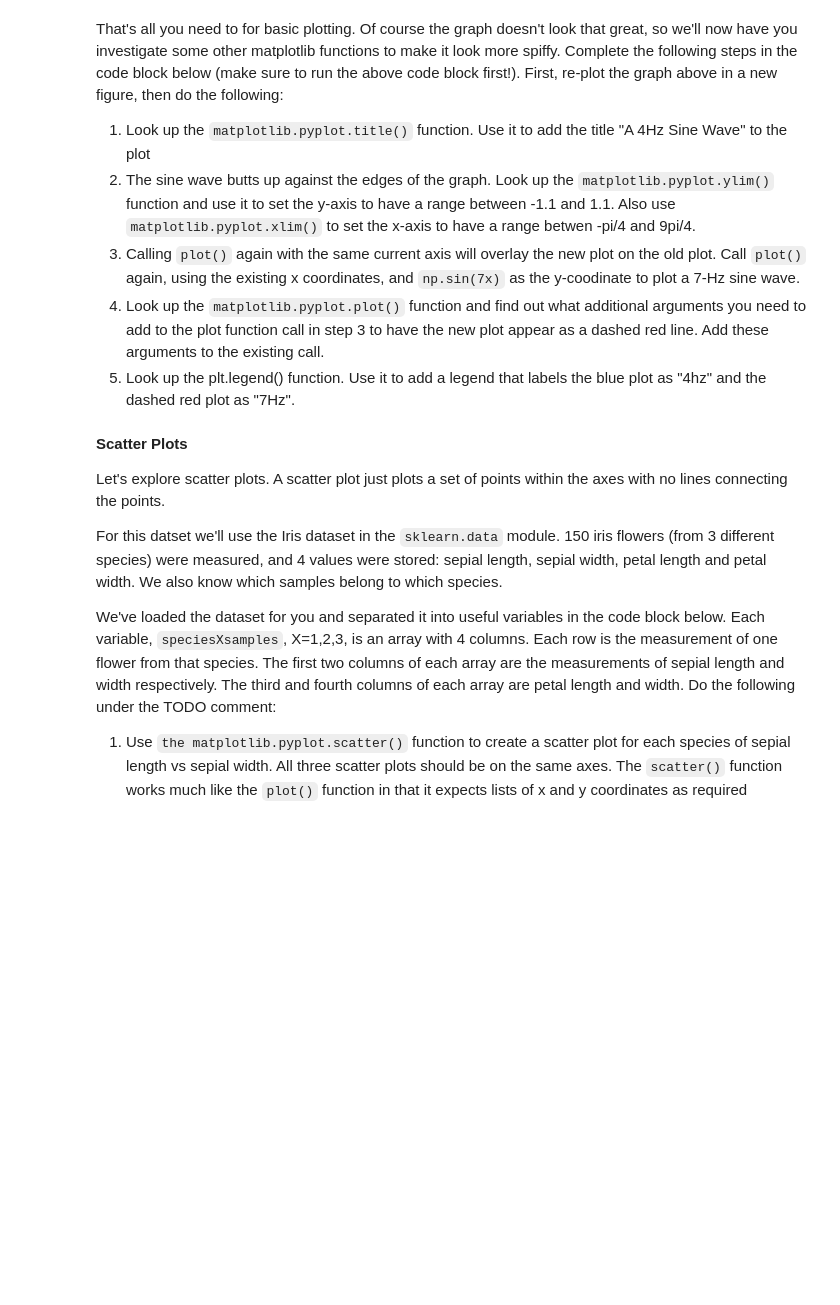
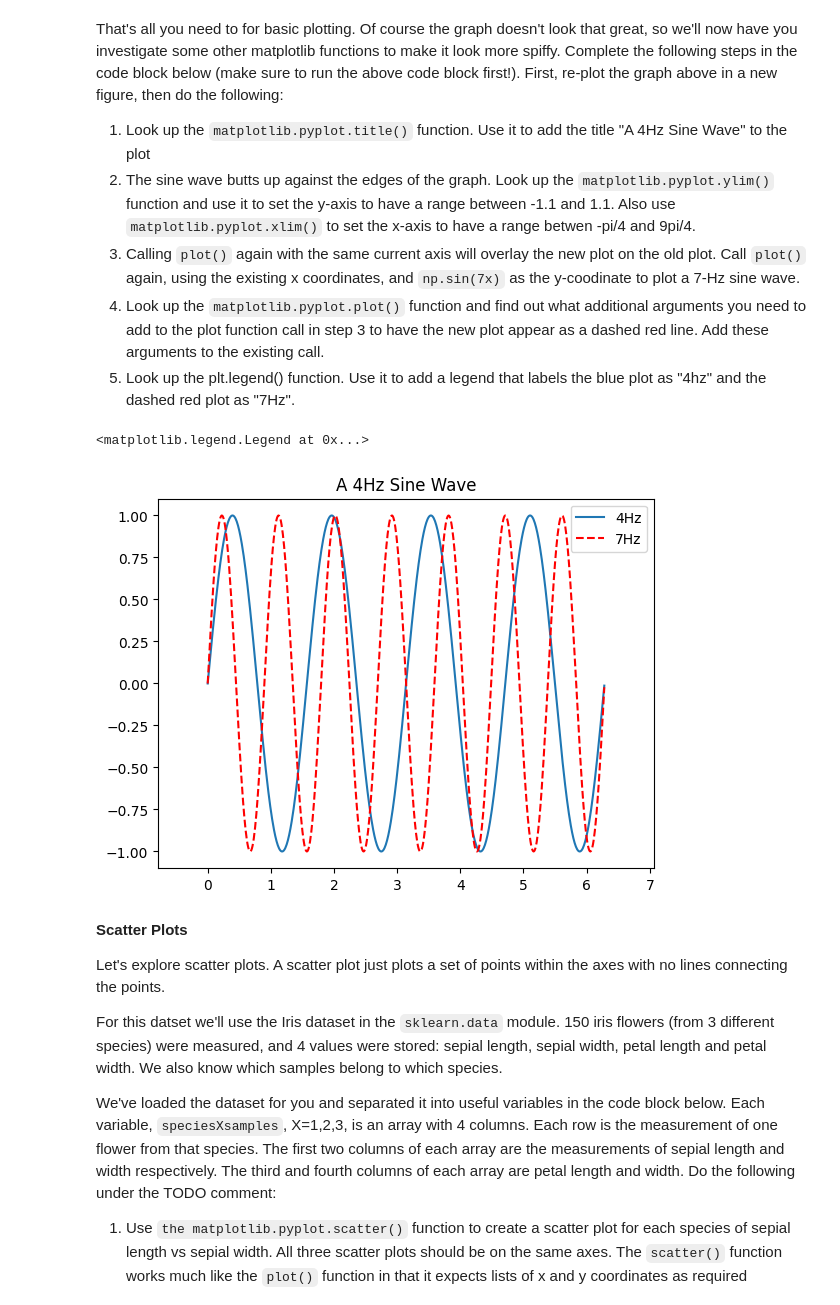
Before and after one commit to alvanhub/CMPT-487, a Jupyter notebook: asn0/asn0-q2.ipynb, the cells around one changed output. Drawn from its saved outputs; the diff is of its cells as text; code cells hidden in the pictures; blank space fills up the shorter version.

```diff
--- a/asn0/asn0-q2.ipynb
+++ b/asn0/asn0-q2.ipynb
@@ -52,3 +52,18 @@ plt.figure()
+# %%
+plt.figure()
+
+
+
+# TODO Replot the graph from above, then perform the numbered actions listed above.
+plt.title("A 4Hz Sine Wave")
+plt.ylim(-1.1, 1.1)
+plt.xlim(-pi/4, 9*pi/4)
+plt.plot(x,y, label='4Hz')
+plt.plot(x,np.sin(7*x), label='7Hz', linestyle='--', color='red')
+plt.legend()
+# %% [output]
+<matplotlib.legend.Legend at 0x...>
+[figure, added]
 # %% [markdown]
 **Scatter Plots**
 
```
Also changed, not shown: parts of 5 cells of this notebook, 2 other files.
